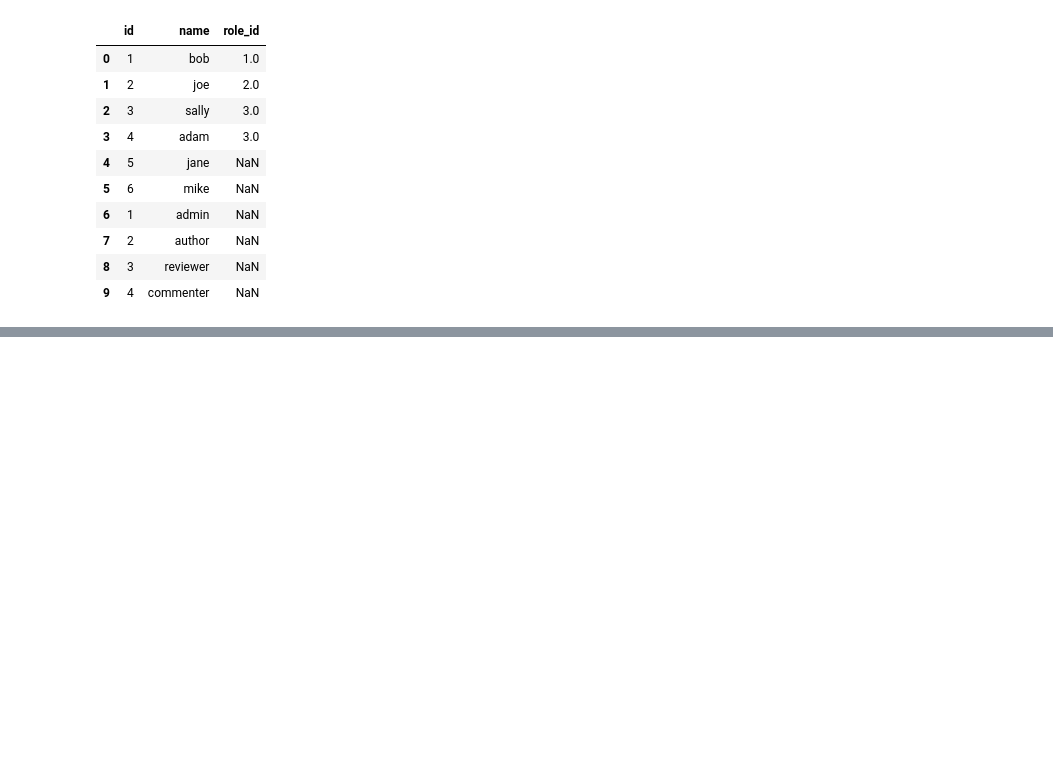
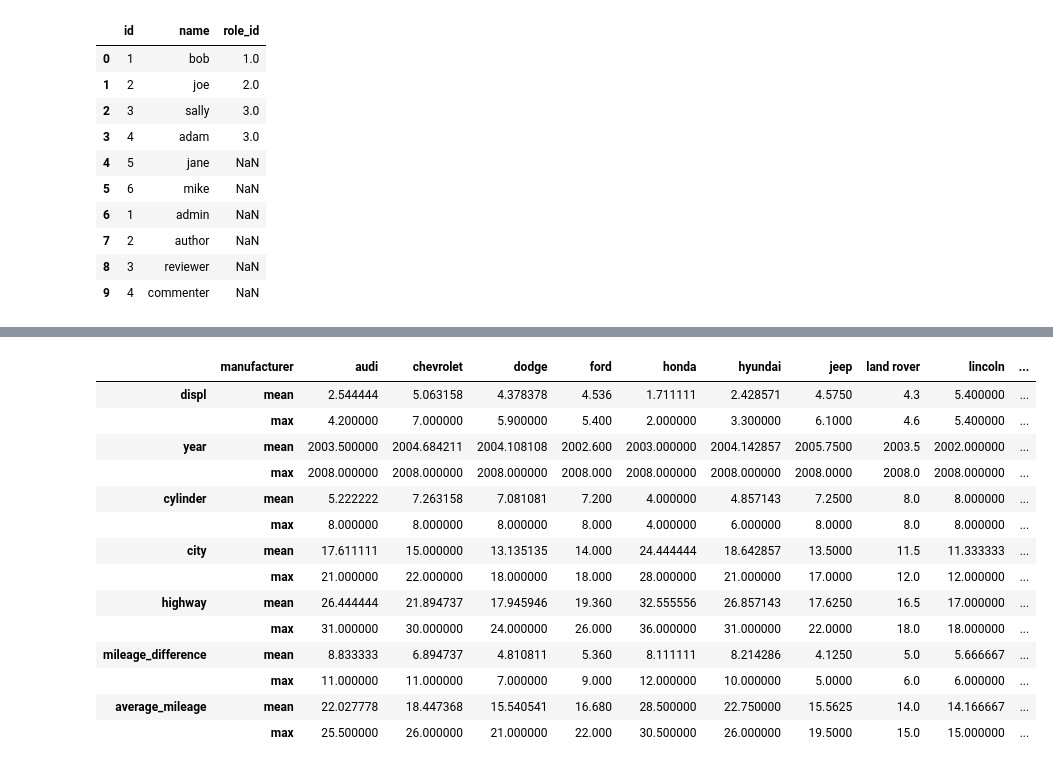
Before and after one commit to PGuajardo/numpy-pandas-visualization-exercises, a Jupyter notebook: advanced_dataframes.ipynb, the cells around one changed output, grey strips where cells are left out. Drawn from its saved outputs; the diff is of its cells as text; code cells hidden in the pictures; blank space fills up the shorter version.

Commit message:
Updated advanced_dataframes .ipynb file

```diff
--- a/advanced_dataframes.ipynb
+++ b/advanced_dataframes.ipynb
@@ -351,0 +375,2 @@ users.merge(roles, how = 'outer')
+# %%
+mpg = mpg.rename(columns={'cty': 'city', 'hwy': 'highway', 'cyl': 'cylinder'})
@@ -351,0 +422,2 @@ users.merge(roles, how = 'outer')
+# %%
+mpg['mileage_difference'] = (mpg['highway'] - mpg['city'])
@@ -351,0 +443,2 @@ users.merge(roles, how = 'outer')
+# %%
+mpg['average_mileage'] = (mpg['city'] + mpg['highway'])/2
@@ -351,0 +464,2 @@ users.merge(roles, how = 'outer')
+# %%
+mpg['is_automatic'] = np.where(mpg.trans != ('manual(m5)' or 'manual(m6)'), True, False)
@@ -351,0 +503,18 @@ users.merge(roles, how = 'outer')
+# %%
+mpg.groupby(['manufacturer']).agg(['mean', 'max']).T
+# %% [output]
+|  | manufacturer | audi | chevrolet | dodge | ford | honda | hyundai | jeep | land rover | lincoln | ... |
+| displ | mean | 2.544444 | 5.063158 | 4.378378 | 4.536 | 1.711111 | 2.428571 | 4.5750 | 4.3 | 5.400000 | ... |
+|  | max | 4.200000 | 7.000000 | 5.900000 | 5.400 | 2.000000 | 3.300000 | 6.1000 | 4.6 | 5.400000 | ... |
+| year | mean | 2003.500000 | 2004.684211 | 2004.108108 | 2002.600 | 2003.000000 | 2004.142857 | 2005.7500 | 2003.5 | 2002.000000 | ... |
+|  | max | 2008.000000 | 2008.000000 | 2008.000000 | 2008.000 | 2008.000000 | 2008.000000 | 2008.0000 | 2008.0 | 2008.000000 | ... |
+| cylinder | mean | 5.222222 | 7.263158 | 7.081081 | 7.200 | 4.000000 | 4.857143 | 7.2500 | 8.0 | 8.000000 | ... |
+|  | max | 8.000000 | 8.000000 | 8.000000 | 8.000 | 4.000000 | 6.000000 | 8.0000 | 8.0 | 8.000000 | ... |
+| city | mean | 17.611111 | 15.000000 | 13.135135 | 14.000 | 24.444444 | 18.642857 | 13.5000 | 11.5 | 11.333333 | ... |
+|  | max | 21.000000 | 22.000000 | 18.000000 | 18.000 | 28.000000 | 21.000000 | 17.0000 | 12.0 | 12.000000 | ... |
+| highway | mean | 26.444444 | 21.894737 | 17.945946 | 19.360 | 32.555556 | 26.857143 | 17.6250 | 16.5 | 17.000000 | ... |
+|  | max | 31.000000 | 30.000000 | 24.000000 | 26.000 | 36.000000 | 31.000000 | 22.0000 | 18.0 | 18.000000 | ... |
+| mileage_difference | mean | 8.833333 | 6.894737 | 4.810811 | 5.360 | 8.111111 | 8.214286 | 4.1250 | 5.0 | 5.666667 | ... |
+|  | max | 11.000000 | 11.000000 | 7.000000 | 9.000 | 12.000000 | 10.000000 | 5.0000 | 6.0 | 6.000000 | ... |
+| average_mileage | mean | 22.027778 | 18.447368 | 15.540541 | 16.680 | 28.500000 | 22.750000 | 15.5625 | 14.0 | 14.166667 | ... |
+|  | max | 25.500000 | 26.000000 | 21.000000 | 22.000 | 30.500000 | 26.000000 | 19.5000 | 15.0 | 15.000000 | ... |
```
Also changed, not shown: parts of 64 cells of this notebook.
